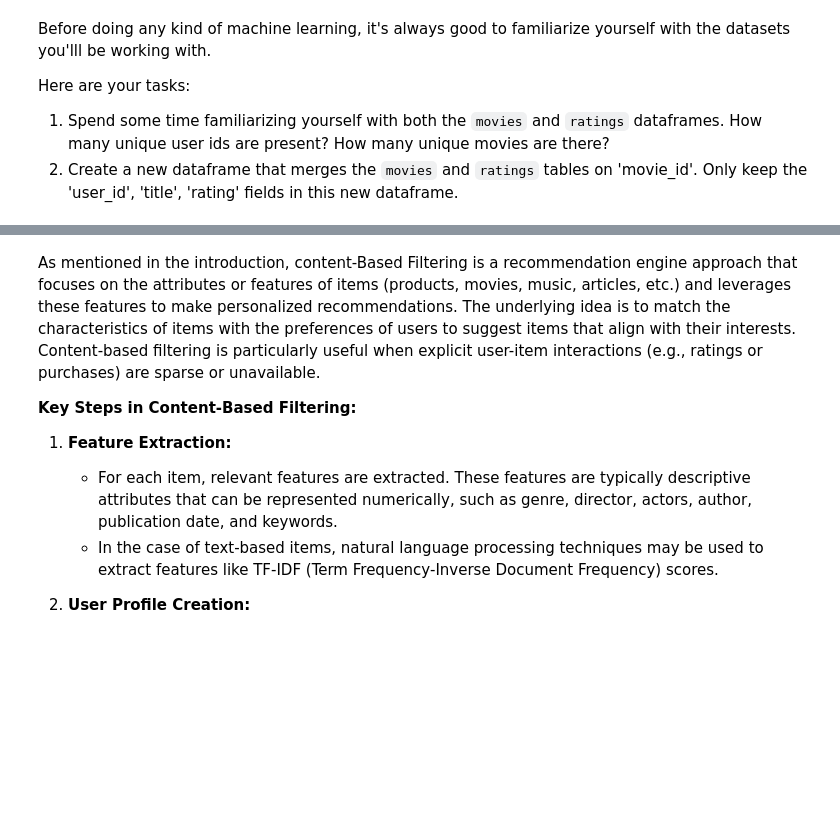
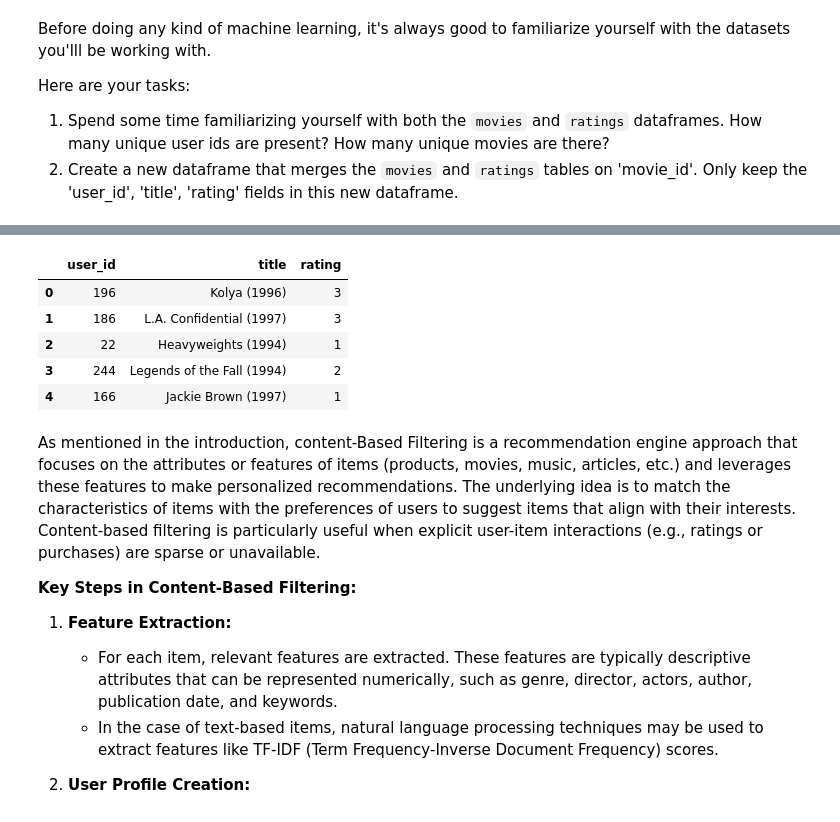
Before and after one commit to ShiyuXie0116/MLEproject, a Jupyter notebook: Student_MLE_MiniProject_Recommendation_Engines.ipynb, the cells around one changed output, grey strips where cells are left out. Cells and saved outputs as stored; diff of their text form; code cells hidden in the pictures; blank space fills up the shorter version.

```diff
--- a/Student_MLE_MiniProject_Recommendation_Engines.ipynb
+++ b/Student_MLE_MiniProject_Recommendation_Engines.ipynb
@@ -100,3 +123,18 @@ Here are your tasks:
+# %%
+# Merge movies and ratings dataframes
+merged_df = pd.merge(ratings, movies, on='movie_id', how='inner')
+
+# Keep only 'user_id', 'title', 'rating'
+merged_df = merged_df[['user_id', 'title', 'rating']]
+
+display(merged_df.head())
+# %% [output]
+|  | user_id | title | rating |
+| 0 | 196 | Kolya (1996) | 3 |
+| 1 | 186 | L.A. Confidential (1997) | 3 |
+| 2 | 22 | Heavyweights (1994) | 1 |
+| 3 | 244 | Legends of the Fall (1994) | 2 |
+| 4 | 166 | Jackie Brown (1997) | 1 |
 # %% [markdown]
 As mentioned in the introduction, content-Based Filtering is a recommendation engine approach that focuses on the attributes or features of items (products, movies, music, articles, etc.) and leverages these features to make personalized recommendations. The underlying idea is to match the characteristics of items with the preferences of users to suggest items that align with their interests. Content-based filtering is particularly useful when explicit user-item interactions (e.g., ratings or purchases) are sparse or unavailable.
 
```
Also changed, not shown: parts of 12 cells of this notebook.
